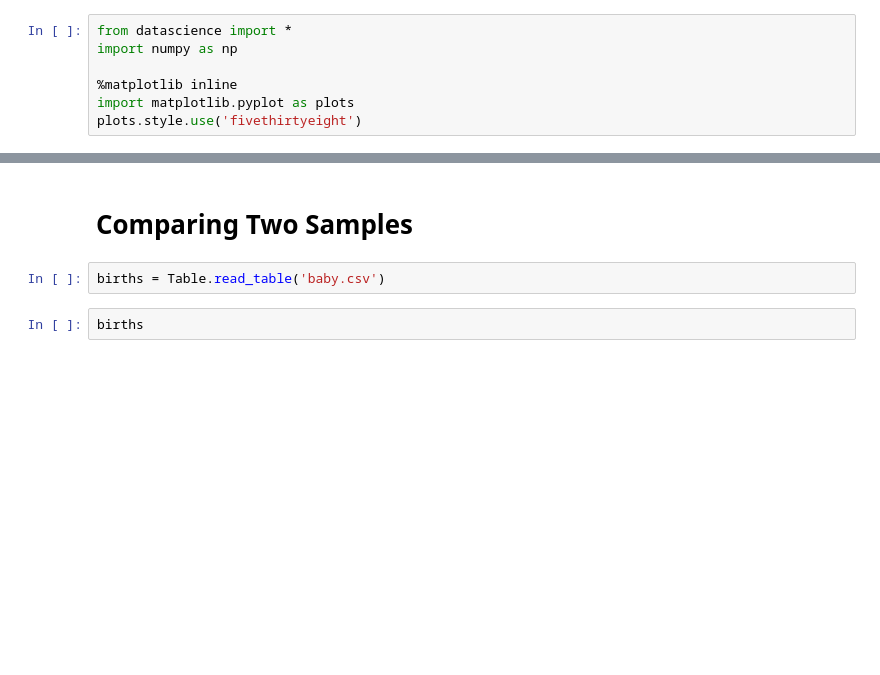
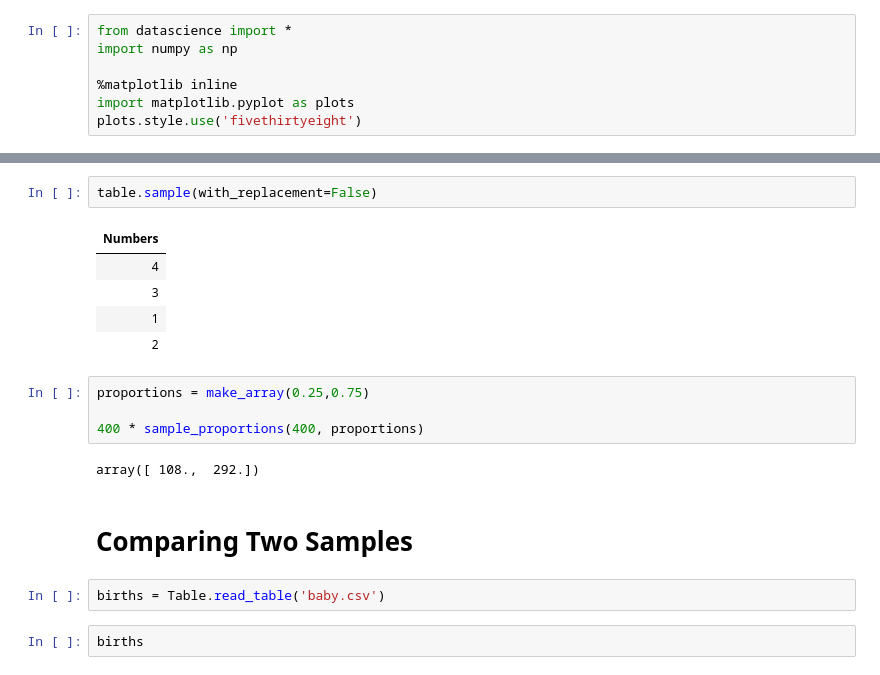
Before and after one commit to AUP-CS2065/lecture, a Jupyter notebook: lec08.ipynb, the cells around one changed output, grey strips where cells are left out. Saved outputs shown, nothing was run; the diff lists cells and outputs as text; blank space fills up the shorter version.

```diff
--- a/lec08.ipynb
+++ b/lec08.ipynb
@@ -8,3 +17,17 @@ plots.style.use('fivethirtyeight')
+# %%
+table.sample(with_replacement=False)
+# %% [output]
+| Numbers |
+| 4 |
+| 3 |
+| 1 |
+| 2 |
+# %%
+proportions = make_array(0.25,0.75)
+
+400 * sample_proportions(400, proportions)
+# %% [output]
+array([ 108.,  292.])
 # %% [markdown]
 # Comparing Two Samples
 # %%
```
Also changed, not shown: parts of 59 cells of this notebook, 1 other file.
